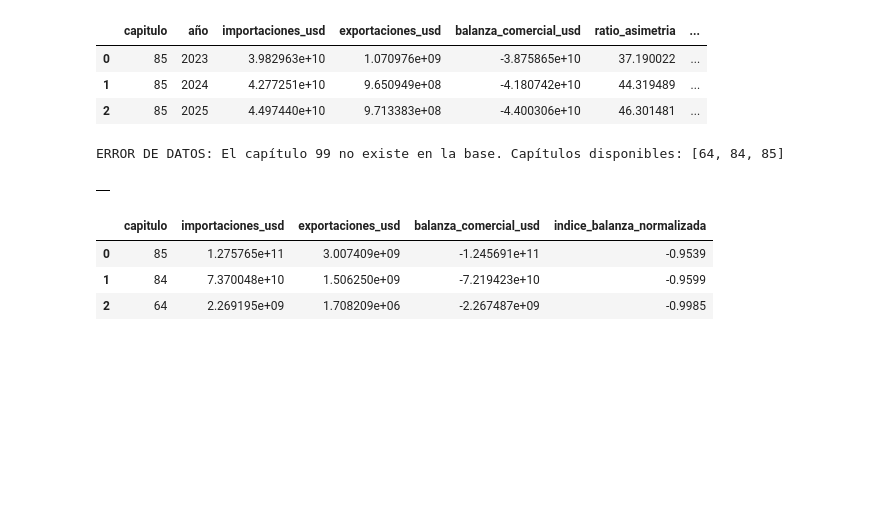
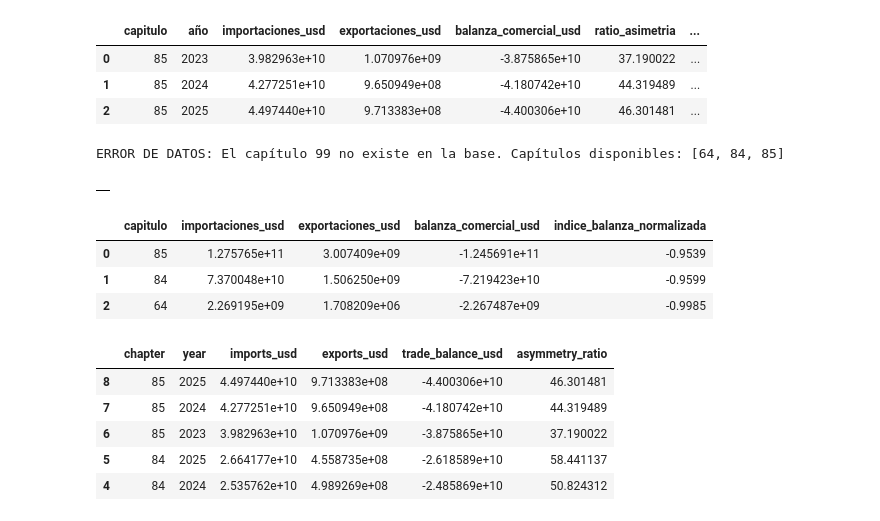
Before and after one commit to luisferdm6/03-china-mexico-trade-audit, a Jupyter notebook: 01_auditoria_asimetrias_china_mexico.ipynb, the cells around one changed output. Cells and saved outputs as stored; diff of their text form; code cells hidden in the pictures; blank space fills up the shorter version.

```diff
--- a/01_auditoria_asimetrias_china_mexico.ipynb
+++ b/01_auditoria_asimetrias_china_mexico.ipynb
@@ -454,3 +462,21 @@ generar_resumen_ejecutivo(balanza_anual)
 | 0 | 85 | 1.275765e+11 | 3.007409e+09 | -1.245691e+11 | -0.9539 |
 | 1 | 84 | 7.370048e+10 | 1.506250e+09 | -7.219423e+10 | -0.9599 |
 | 2 | 64 | 2.269195e+09 | 1.708209e+06 | -2.267487e+09 | -0.9985 |
+# %%
+trade_data = balanza_anual.rename(columns={
+    'capitulo': 'chapter',
+    'año': 'year',
+    'importaciones_usd': 'imports_usd',
+    'exportaciones_usd': 'exports_usd',
+    'balanza_comercial_usd': 'trade_balance_usd',
+    'ratio_asimetria': 'asymmetry_ratio'
+})
+# %%
+trade_data.head()
+# %% [output]
+|  | chapter | year | imports_usd | exports_usd | trade_balance_usd | asymmetry_ratio |
+| 8 | 85 | 2025 | 4.497440e+10 | 9.713383e+08 | -4.400306e+10 | 46.301481 |
+| 7 | 85 | 2024 | 4.277251e+10 | 9.650949e+08 | -4.180742e+10 | 44.319489 |
+| 6 | 85 | 2023 | 3.982963e+10 | 1.070976e+09 | -3.875865e+10 | 37.190022 |
+| 5 | 84 | 2025 | 2.664177e+10 | 4.558735e+08 | -2.618589e+10 | 58.441137 |
+| 4 | 84 | 2024 | 2.535762e+10 | 4.989269e+08 | -2.485869e+10 | 50.824312 |
```
Also changed, not shown: parts of 1 cell of this notebook.
